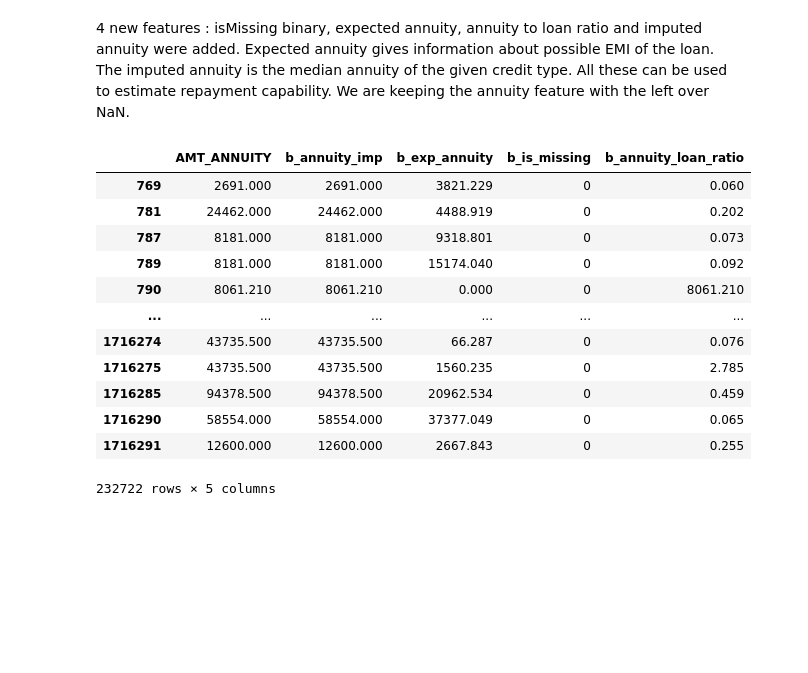
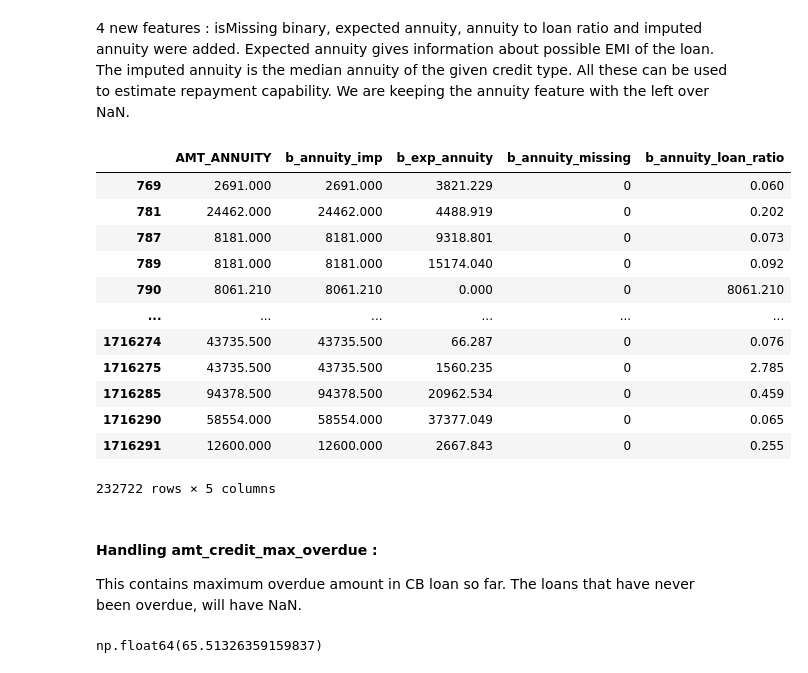
Before and after one commit to rageshwer/End-to-End-Home-Credit-Default-Risk-Pipeline-using-AWS-and-MLOps, a Jupyter notebook: notebooks/7)fe_bureau.ipynb, the cells around one changed output. Saved outputs shown, nothing was run; the diff lists cells and outputs as text; code cells hidden in the pictures; blank space fills up the shorter version.

Commit message:
Aggregated loan data

```diff
--- a/notebooks/4)fe/2)fe_bureau.ipynb
+++ b/notebooks/7)fe_bureau.ipynb
@@ -87,20 +87,22 @@ days_elapsed = np.where(
     closed_days,
     active_days
 )
+days_elapsed = np.nan_to_num(days_elapsed, nan=1.0)
+days_elapsed = np.maximum(days_elapsed, 1)
 bureau['b_exp_annuity']=(debt_paid/days_elapsed)*30.4     # avg of all 12 months
-bureau['b_exp_annuity'].fillna(0)
+bureau['b_exp_annuity']=bureau['b_exp_annuity'].fillna(0)
 # is missing binary feature
-bureau['b_is_missing'] = bureau['AMT_ANNUITY'].isna().astype('int8')
+bureau['b_annuity_missing'] = bureau['AMT_ANNUITY'].isna().astype('int8')
 
 # repayment intensity feature
-bureau['b_annuity_loan_ratio'] = bureau['b_annuity_imp'] / (bureau['AMT_CREDIT_SUM'] + 1)
+bureau['b_annuity_loan_ratio'] = bureau['b_annuity_imp'] / (bureau['AMT_CREDIT_SUM'] + 1).fillna(0)
 # %% [markdown]
 4 new features : isMissing binary, expected annuity, annuity to loan ratio and imputed annuity were added. Expected annuity gives information about possible EMI of the loan. The imputed annuity is the median annuity of the given credit type. All these can be used to estimate repayment capability. We are keeping the annuity feature with the left over NaN.
 # %%
 
-bureau[bureau['AMT_ANNUITY']>0][['AMT_ANNUITY','b_annuity_imp','b_exp_annuity','b_is_missing','b_annuity_loan_ratio']]
+bureau[bureau['AMT_ANNUITY']>0][['AMT_ANNUITY','b_annuity_imp','b_exp_annuity','b_annuity_missing','b_annuity_loan_ratio']]
 # %% [output]
-|  | AMT_ANNUITY | b_annuity_imp | b_exp_annuity | b_is_missing | b_annuity_loan_ratio |
+|  | AMT_ANNUITY | b_annuity_imp | b_exp_annuity | b_annuity_missing | b_annuity_loan_ratio |
 | 769 | 2691.000 | 2691.000 | 3821.229 | 0 | 0.060 |
 | 781 | 24462.000 | 24462.000 | 4488.919 | 0 | 0.202 |
 | 787 | 8181.000 | 8181.000 | 9318.801 | 0 | 0.073 |
@@ -113,3 +115,11 @@ bureau[bureau['AMT_ANNUITY']>0][['AMT_ANNUITY','b_annuity_imp','b_exp_annuity','
 | 1716290 | 58554.000 | 58554.000 | 37377.049 | 0 | 0.065 |
 | 1716291 | 12600.000 | 12600.000 | 2667.843 | 0 | 0.255 |
 232722 rows × 5 columns
+# %% [markdown]
+#### Handling amt_credit_max_overdue :
+This contains maximum overdue amount in CB loan so far. The loans that have never been overdue, will have NaN.
+# %%
+bureau['AMT_CREDIT_MAX_OVERDUE'].isna().mean()*100
+# 65 % values are missing in this column.
+# %% [output]
+np.float64(65.51326359159837)
```
Also changed, not shown: parts of 19 cells of this notebook, 3 other files.
